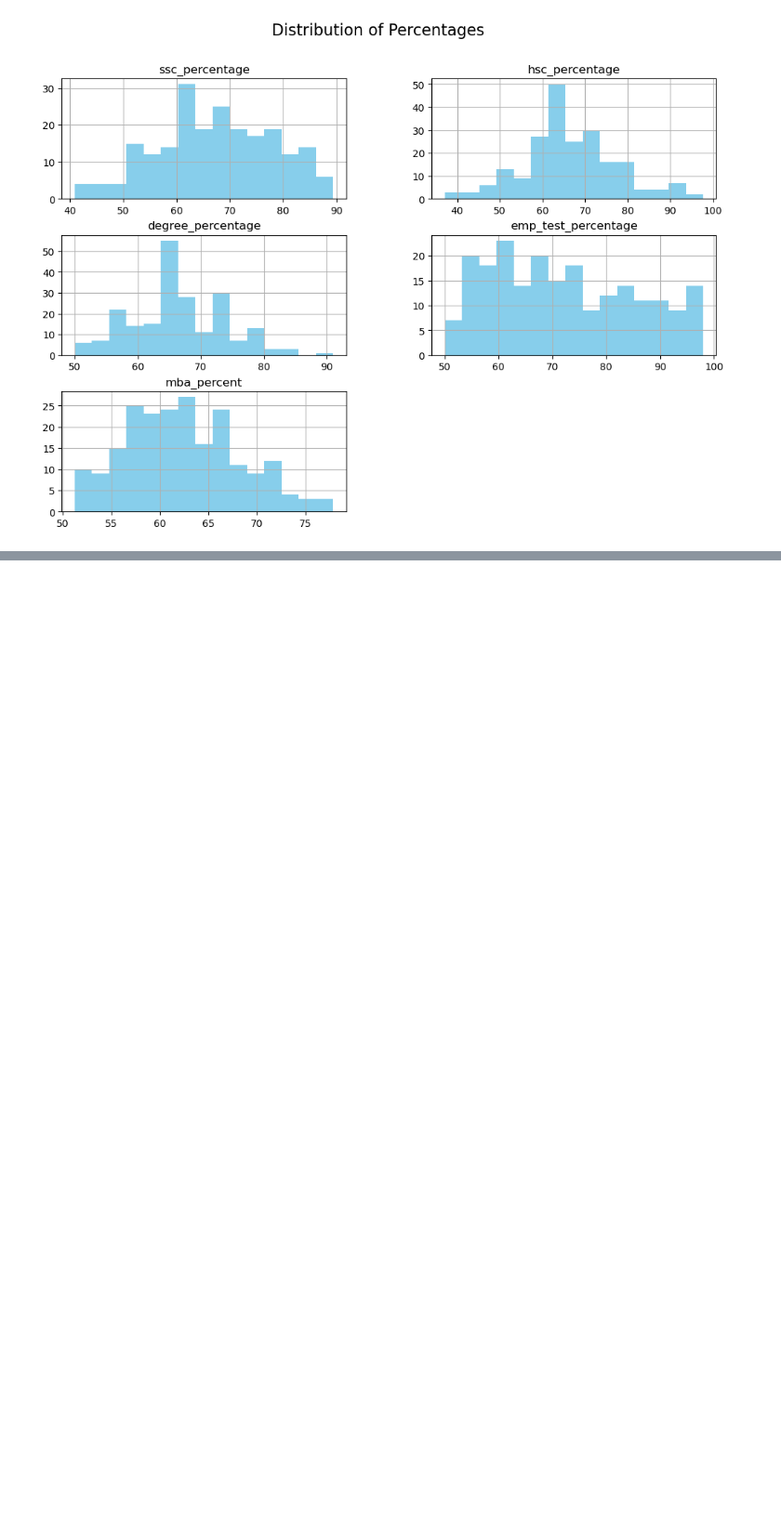
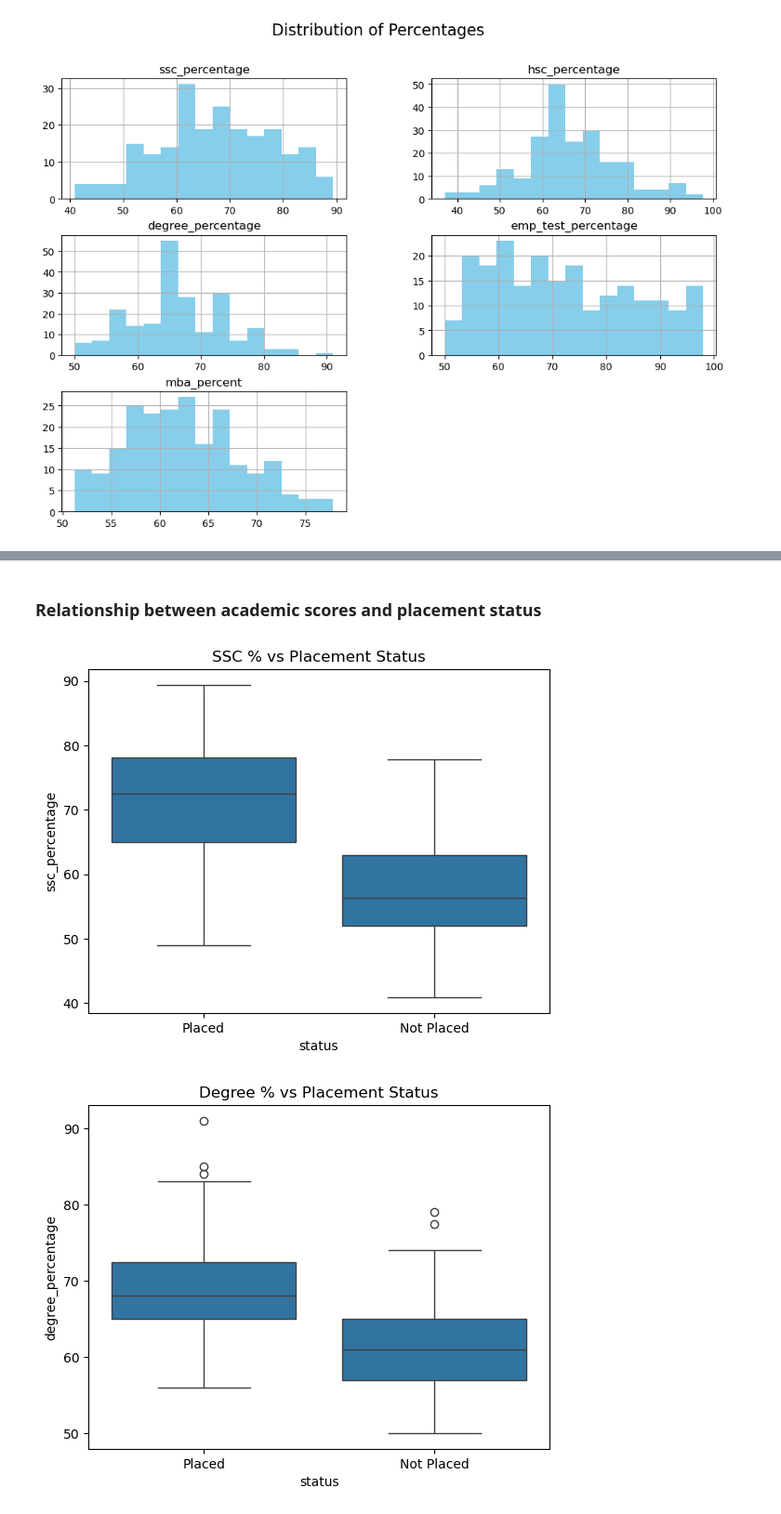
Before and after one commit to HarshRaut9945/Machine-Learning-Project, a Jupyter notebook: Job_place/data.ipynb, the cells around one changed output, grey strips where cells are left out. Shown at 93% size. Cells and saved outputs as stored; diff of their text form; code cells hidden in the pictures; blank space fills up the shorter version.

```diff
--- a/Job_place/data.ipynb
+++ b/Job_place/data.ipynb
@@ -156,0 +166,13 @@ plt.show()
+# %% [markdown]
+### Relationship between academic scores and placement status
+# %%
+sns.boxplot(x='status', y='ssc_percentage', data=df)
+plt.title("SSC % vs Placement Status")
+plt.show()
+
+sns.boxplot(x='status', y='degree_percentage', data=df)
+plt.title("Degree % vs Placement Status")
+plt.show()
+# %% [output]
+[figure, added]
+[figure, added]
```
Also changed, not shown: parts of 5 cells of this notebook.
